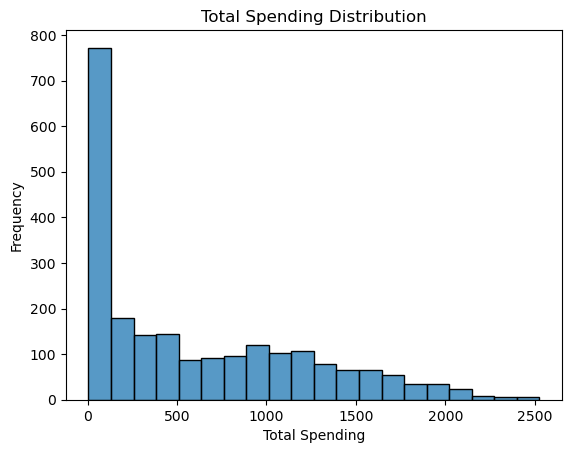
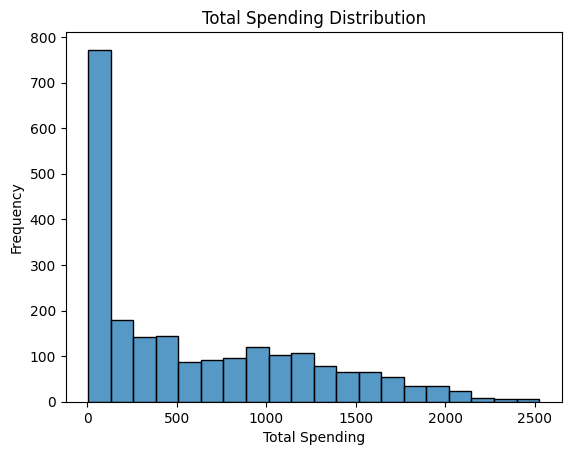
The change to this notebook cell's code, shown as a diff; its figure went from the first image to the second:
--- before
+++ after
@@ -8,3 +8,5 @@
 plt.xlabel("Total Spending")
 plt.ylabel("Frequency")
+
+plt.savefig("figures/spending_distribution.png", dpi=300, bbox_inches='tight')
 plt.show()

Commit: update